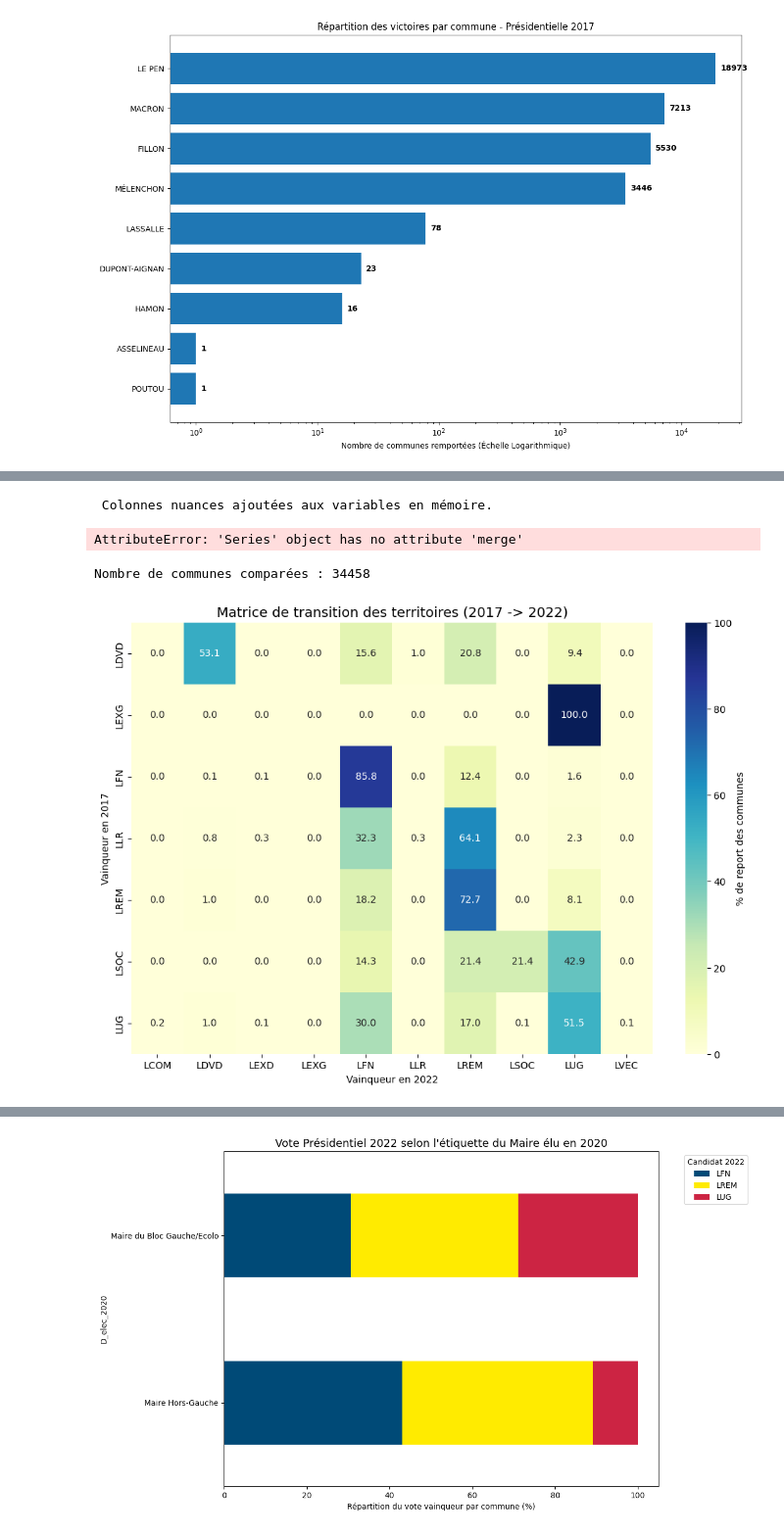
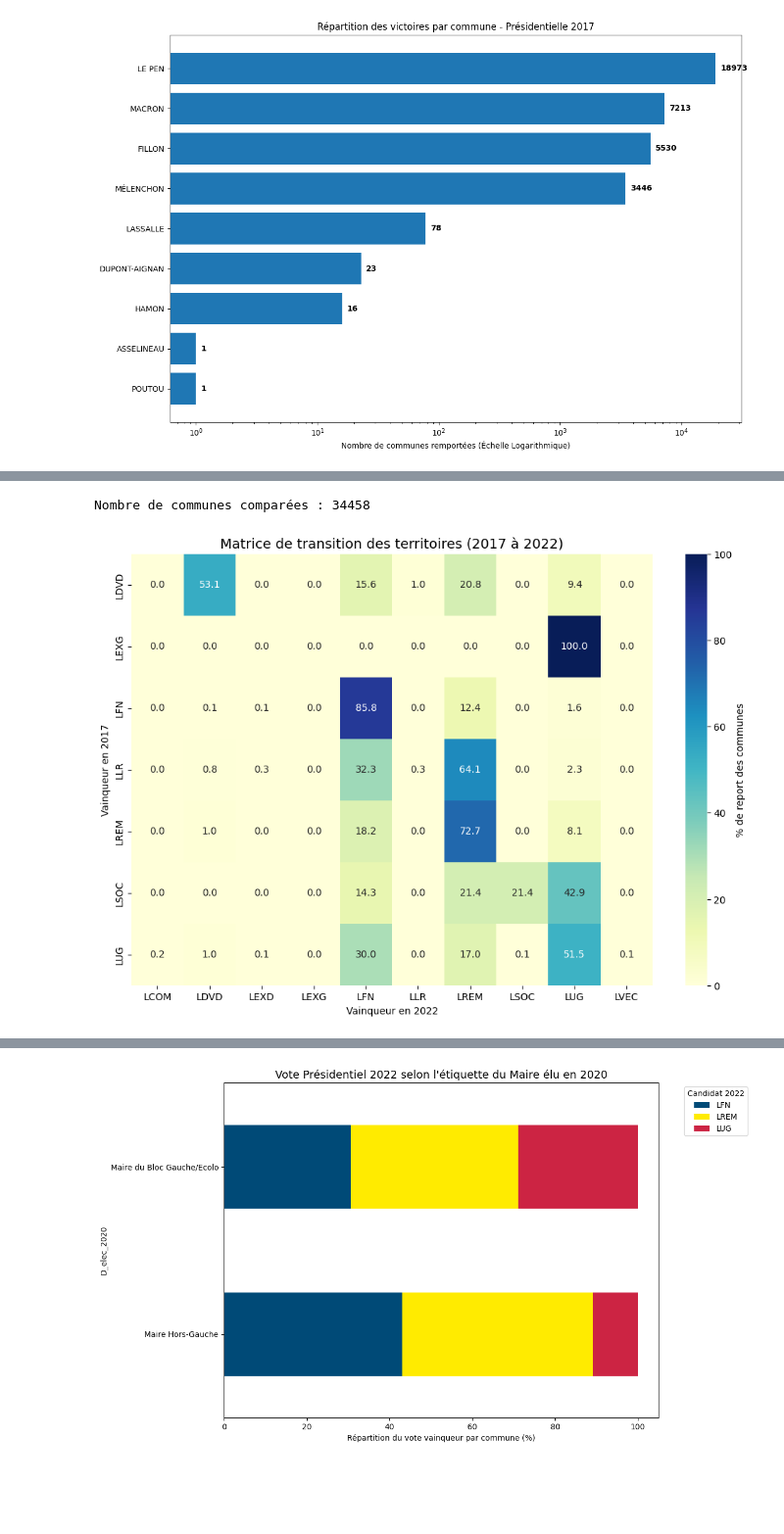
Before and after one commit to romainratajczyk/ENSAE-S1-Python-Project, a Jupyter notebook: Data formatting.ipynb, the cells around one changed output, grey strips where cells are left out. Shown at 98% size. Drawn from its saved outputs; the diff is of its cells as text; code cells hidden in the pictures; blank space fills up the shorter version.

```diff
--- a/Data formatting.ipynb
+++ b/Data formatting.ipynb
@@ -1054,88 +1052,42 @@ display(Markdown("""####Comparaison entre les résultats de 2017 et 2022 via une
 # %%
 
-w17 = df_vainqueurs_2017['Nom'].str.upper().map(Parti_politique_2017).fillna('AUTRE')
+# On crée des DataFrames
+# On garde le 'Code commune' et on ajoute la nuance politique adaptée
+w17 = df_vainqueurs_2017[['Code commune']].copy()
+w17['Vainqueur_2017'] = df_vainqueurs_2017['Nom'].str.upper().map(Parti_politique_2017).fillna('AUTRE')
 
-# Correction 2022 : On crée la colonne 'Code Nuance' attendue
-w22 = df_vainqueurs['Nom'].map(parti_politique_map).fillna('AUTRE')
+w22 = df_vainqueurs[['Code commune']].copy()
+w22['Vainqueur_2022'] = df_vainqueurs['Nom'].str.upper().map(parti_politique_map).fillna('AUTRE')
 
+# On effectue une fusion des 2 DataFrames
+comparison_df = w17.merge(w22, on='Code commune', how='inner')
 
-print(" Colonnes nuances ajoutées aux variables en mémoire.")
+if not comparison_df.empty:
+    print(f"Nombre de communes comparées : {len(comparison_df)}")
 
-# --- Matrice de Transition ---
-# Extraction des vainqueurs
-#w17 = get_winners(df_vainqueurs_2017, '2017', 'code_nuance')
-#w22 = get_winners(df_vainqueurs, '2022', 'Code Nuance')
-
-# Création de la matrice si tout est bon
-if w17 is not None and w22 is not None:
-    comparison_df = w17.merge(w22, on='Code commune', how='inner')
-    print(f"Nombre de communes communes comparées : {len(comparison_df)}")
-
-    # Matrice de transition (en pourcentage ligne)
+# Matrice de transition
     transition_matrix = pd.crosstab(
         comparison_df['Vainqueur_2017'],
         comparison_df['Vainqueur_2022'],
         normalize='index'
     ) * 100
 
-    # Affichage Heatmap
+# Affichage
     plt.figure(figsize=(12, 8))
     sns.heatmap(
         transition_matrix,
         annot=True,
         fmt=".1f",
         cmap="YlGnBu",
         cbar_kws={'label': '% de report des communes'}
     )
-    plt.title("Matrice de transition des territoires (Présidentielle 2017 -> 2022)", fontsize=14)
+    plt.title("Matrice de transition des territoires (2017 à 2022)", fontsize=14)
     plt.ylabel("Vainqueur en 2017")
     plt.xlabel("Vainqueur en 2022")
-    plt.yticks(rotation=0)
     plt.show()
 else:
-    print("Erreur")
+    print("Erreur : Aucune commune commune trouvée entre les deux bases.")
 # %% [output]
- Colonnes nuances ajoutées aux variables en mémoire.
+Nombre de communes comparées : 34458
-AttributeError: 'Series' object has no attribute 'merge'
+[figure, added]
-# %%
-
-# 1. On crée des DataFrames
-# On garde le 'Code commune' et on ajoute la nuance politique adaptée
-w17 = df_vainqueurs_2017[['Code commune']].copy()
-w17['Vainqueur_2017'] = df_vainqueurs_2017['Nom'].str.upper().map(Parti_politique_2017).fillna('AUTRE')
-
-w22 = df_vainqueurs[['Code commune']].copy()
-w22['Vainqueur_2022'] = df_vainqueurs['Nom'].str.upper().map(parti_politique_map).fillna('AUTRE')
-
-# 2. Maintenant on effectue une fusion des 2 DataFrames
-comparison_df = w17.merge(w22, on='Code commune', how='inner')
-
-if not comparison_df.empty:
-    print(f"Nombre de communes comparées : {len(comparison_df)}")
-
-    # 3. Matrice de transition
-    transition_matrix = pd.crosstab(
-        comparison_df['Vainqueur_2017'],
-        comparison_df['Vainqueur_2022'],
-        normalize='index'
-    ) * 100
-
-    # 4. Affichage
-    plt.figure(figsize=(12, 8))
-    sns.heatmap(
-        transition_matrix,
-        annot=True,
-        fmt=".1f",
-        cmap="YlGnBu",
-        cbar_kws={'label': '% de report des communes'}
-    )
-    plt.title("Matrice de transition des territoires (2017 à 2022)", fontsize=14)
-    plt.ylabel("Vainqueur en 2017")
-    plt.xlabel("Vainqueur en 2022")
-    plt.show()
-else:
-    print("Erreur : Aucune commune commune trouvée entre les deux bases.")
-# %% [output]
-Nombre de communes comparées : 34458
-[figure, removed]
 # %%
```
Also changed, not shown: parts of 10 cells of this notebook.
